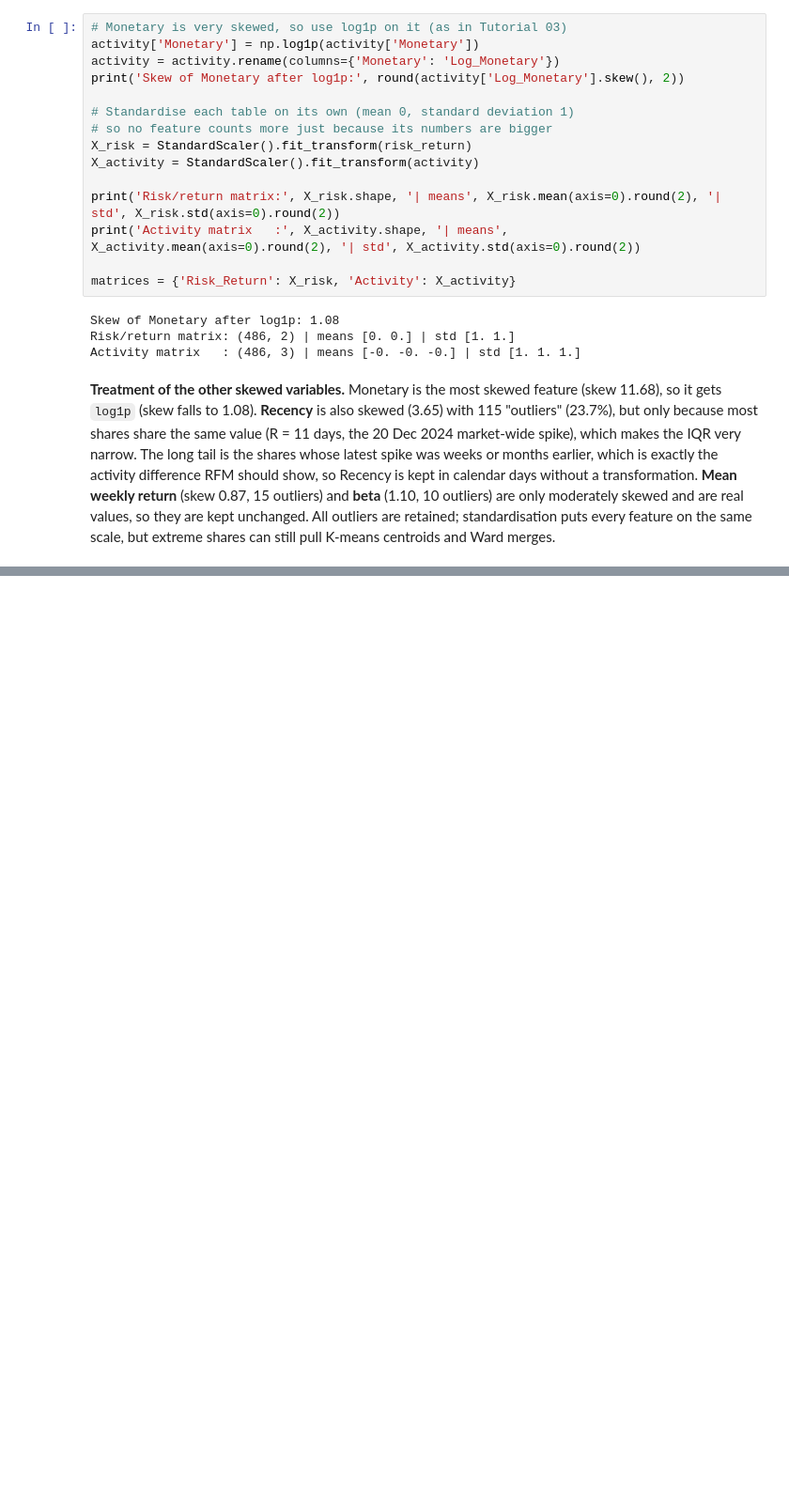
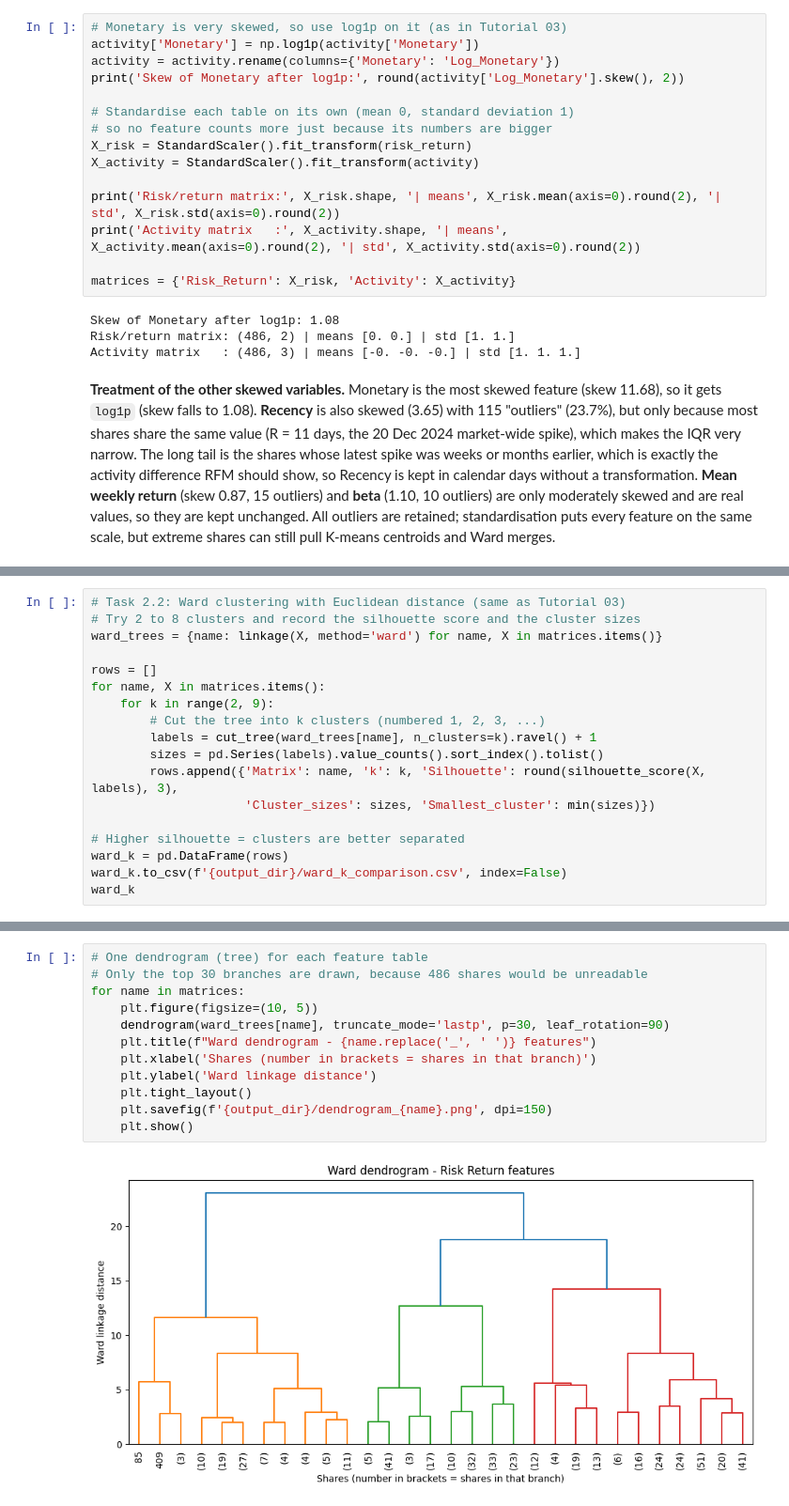
Before and after one commit to suhailnoor1821/CRM_CW1_Stock_Segmentation, a Jupyter notebook: CRM_CW1.ipynb, the cells around one changed output, grey strips where cells are left out. Shown at 94% size. Saved outputs shown, nothing was run; the diff lists cells and outputs as text; blank space fills up the shorter version.

Commit message:
2.2 Ward clustering

```diff
--- a/CRM_CW1.ipynb
+++ b/CRM_CW1.ipynb
@@ -765,0 +769,18 @@ Activity matrix   : (486, 3) | means [-0. -0. -0.] | std [1. 1. 1.]
+# %%
+# Task 2.2: Ward clustering with Euclidean distance (same as Tutorial 03)
+# Try 2 to 8 clusters and record the silhouette score and the cluster sizes
+ward_trees = {name: linkage(X, method='ward') for name, X in matrices.items()}
+
+rows = []
+for name, X in matrices.items():
+    for k in range(2, 9):
+        # Cut the tree into k clusters (numbered 1, 2, 3, ...)
+        labels = cut_tree(ward_trees[name], n_clusters=k).ravel() + 1
+        sizes = pd.Series(labels).value_counts().sort_index().tolist()
+        rows.append({'Matrix': name, 'k': k, 'Silhouette': round(silhouette_score(X, labels), 3),
+                     'Cluster_sizes': sizes, 'Smallest_cluster': min(sizes)})
+
+# Higher silhouette = clusters are better separated
+ward_k = pd.DataFrame(rows)
+ward_k.to_csv(f'{output_dir}/ward_k_comparison.csv', index=False)
+ward_k
@@ -765,0 +803,14 @@ Activity matrix   : (486, 3) | means [-0. -0. -0.] | std [1. 1. 1.]
+# %%
+# One dendrogram (tree) for each feature table
+# Only the top 30 branches are drawn, because 486 shares would be unreadable
+for name in matrices:
+    plt.figure(figsize=(10, 5))
+    dendrogram(ward_trees[name], truncate_mode='lastp', p=30, leaf_rotation=90)
+    plt.title(f"Ward dendrogram - {name.replace('_', ' ')} features")
+    plt.xlabel('Shares (number in brackets = shares in that branch)')
+    plt.ylabel('Ward linkage distance')
+    plt.tight_layout()
+    plt.savefig(f'{output_dir}/dendrogram_{name}.png', dpi=150)
+    plt.show()
+# %% [output]
+[figure, added]
```
Also changed, not shown: parts of 4 cells of this notebook.
